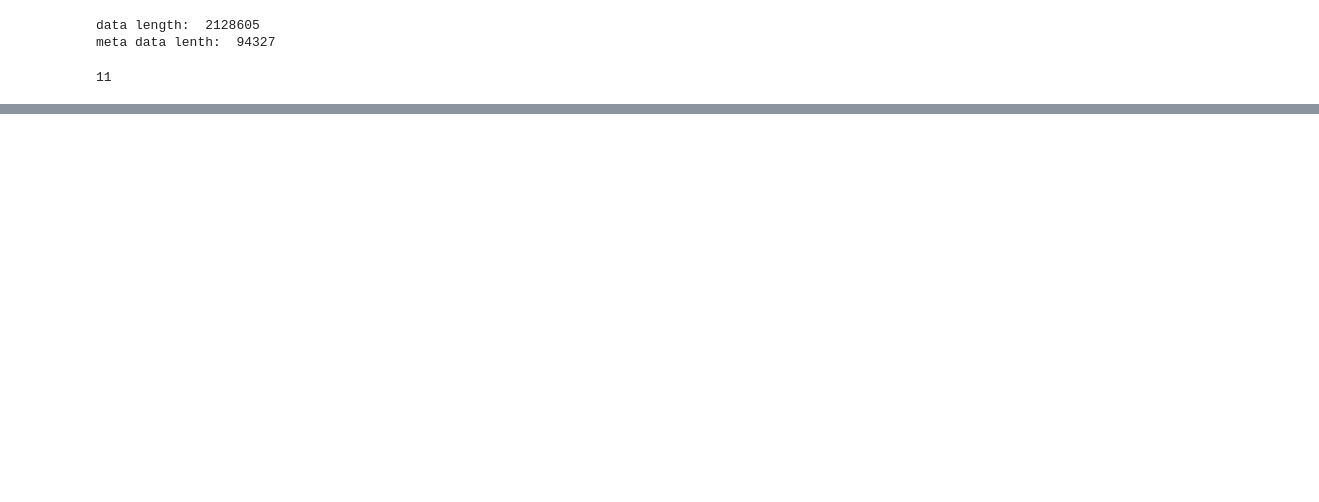
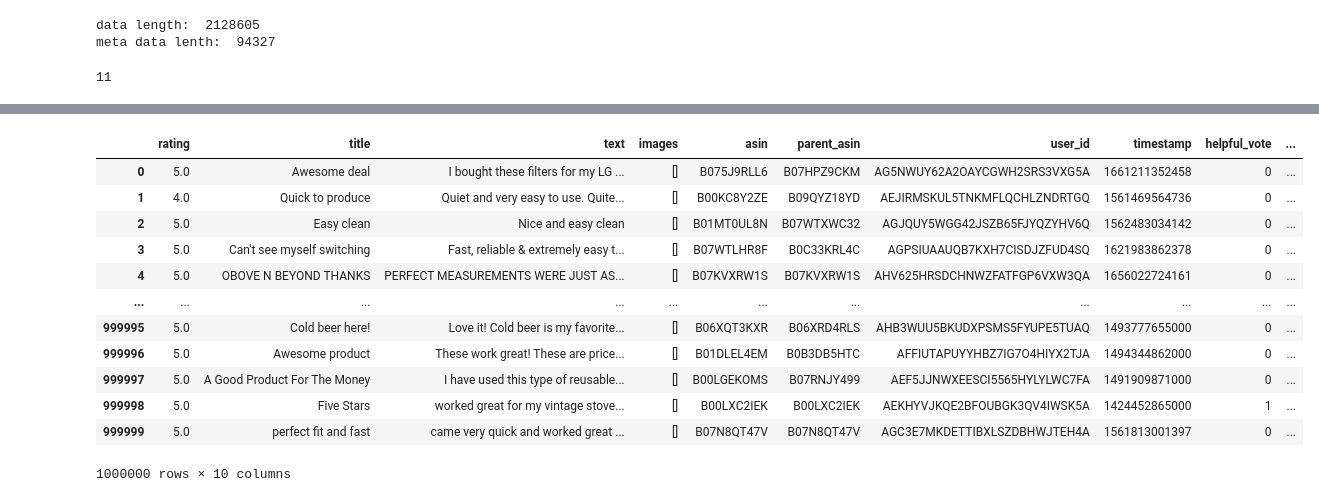
Before and after one commit to gisellegomezp/Project3, a Jupyter notebook: Mike/mike-workbook.ipynb, the cells around one changed output, grey strips where cells are left out. Drawn from its saved outputs; the diff is of its cells as text; code cells hidden in the pictures; blank space fills up the shorter version.

```diff
--- a/Mike/mike-workbook.ipynb
+++ b/Mike/mike-workbook.ipynb
@@ -103,0 +167,19 @@ df_meta.head()
+# %%
+# read parquet file
+
+appliance_df_read = pd.read_parquet('appliance_file.parquet', engine='pyarrow')
+appliance_df_read
+# %% [output]
+|  | rating | title | text | images | asin | parent_asin | user_id | timestamp | helpful_vote | ... |
+| 0 | 5.0 | Awesome deal | I bought these filters for my LG ... | [] | B075J9RLL6 | B07HPZ9CKM | AG5NWUY62A2OAYCGWH2SRS3VXG5A | 1661211352458 | 0 | ... |
+| 1 | 4.0 | Quick to produce | Quiet and very easy to use. Quite... | [] | B00KC8Y2ZE | B09QYZ18YD | AEJIRMSKUL5TNKMFLQCHLZNDRTGQ | 1561469564736 | 0 | ... |
+| 2 | 5.0 | Easy clean | Nice and easy clean | [] | B01MT0UL8N | B07WTXWC32 | AGJQUY5WGG42JSZB65FJYQZYHV6Q | 1562483034142 | 0 | ... |
+| 3 | 5.0 | Can't see myself switching | Fast, reliable & extremely easy t... | [] | B07WTLHR8F | B0C33KRL4C | AGPSIUAAUQB7KXH7CISDJZFUD4SQ | 1621983862378 | 0 | ... |
+| 4 | 5.0 | OBOVE N BEYOND THANKS | PERFECT MEASUREMENTS WERE JUST AS... | [] | B07KVXRW1S | B07KVXRW1S | AHV625HRSDCHNWZFATFGP6VXW3QA | 1656022724161 | 0 | ... |
+| ... | ... | ... | ... | ... | ... | ... | ... | ... | ... | ... |
+| 999995 | 5.0 | Cold beer here! | Love it! Cold beer is my favorite... | [] | B06XQT3KXR | B06XRD4RLS | AHB3WUU5BKUDXPSMS5FYUPE5TUAQ | 1493777655000 | 0 | ... |
+| 999996 | 5.0 | Awesome product | These work great! These are price... | [] | B01DLEL4EM | B0B3DB5HTC | AFFIUTAPUYYHBZ7IG7O4HIYX2TJA | 1494344862000 | 0 | ... |
+| 999997 | 5.0 | A Good Product For The Money | I have used this type of reusable... | [] | B00LGEKOMS | B07RNJY499 | AEF5JJNWXEESCI5565HYLYLWC7FA | 1491909871000 | 0 | ... |
+| 999998 | 5.0 | Five Stars | worked great for my vintage stove... | [] | B00LXC2IEK | B00LXC2IEK | AEKHYVJKQE2BFOUBGK3QV4IWSK5A | 1424452865000 | 1 | ... |
+| 999999 | 5.0 | perfect fit and fast | came very quick and worked great ... | [] | B07N8QT47V | B07N8QT47V | AGC3E7MKDETTIBXLSZDBHWJTEH4A | 1561813001397 | 0 | ... |
+1000000 rows × 10 columns
```
Also changed, not shown: parts of 9 cells of this notebook, 2 other files.
